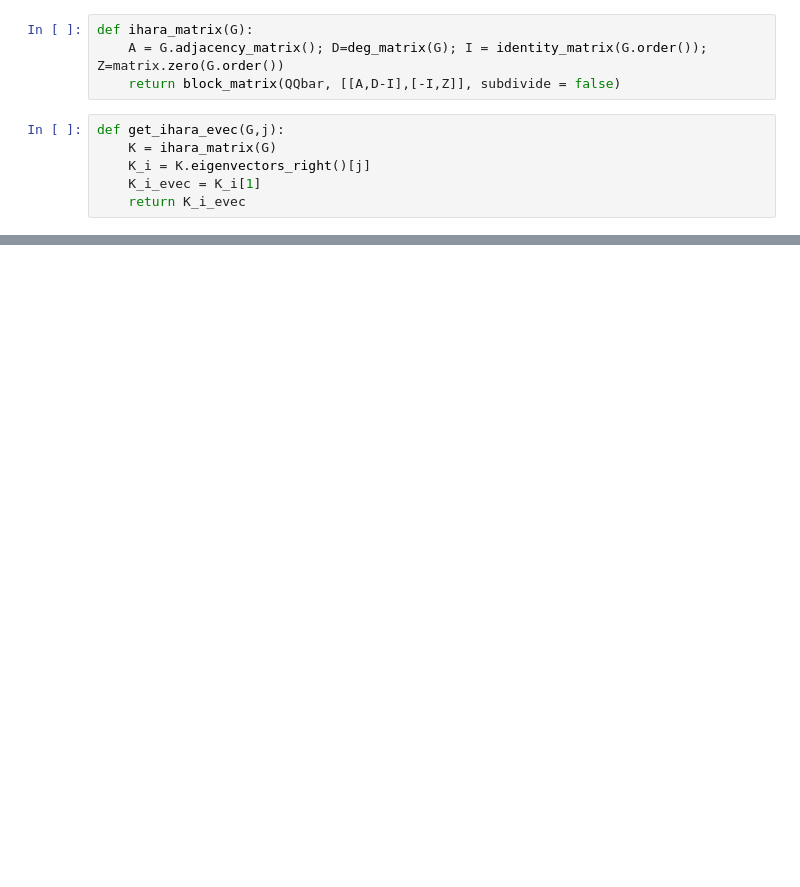
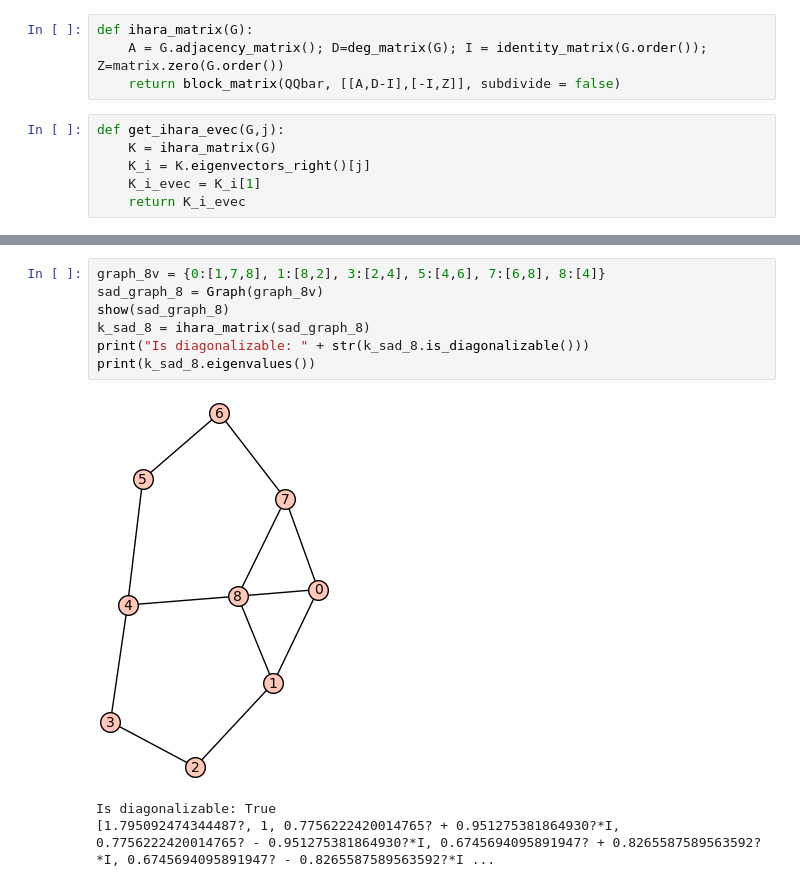
Before and after one commit to davizacheu/Spectral-Graph-Theory-Research, a Jupyter notebook: NB_Functions.ipynb, the cells around one changed output, grey strips where cells are left out. Saved outputs shown, nothing was run; the diff lists cells and outputs as text; blank space fills up the shorter version.

```diff
--- a/NB_Functions.ipynb
+++ b/NB_Functions.ipynb
@@ -256,0 +238,11 @@ def deg_two_graph(n,p):
+# %%
+graph_8v = {0:[1,7,8], 1:[8,2], 3:[2,4], 5:[4,6], 7:[6,8], 8:[4]}
+sad_graph_8 = Graph(graph_8v)
+show(sad_graph_8)
+k_sad_8 = ihara_matrix(sad_graph_8)
+print("Is diagonalizable: " + str(k_sad_8.is_diagonalizable()))
+print(k_sad_8.eigenvalues())
+# %% [output]
+[figure, added]
+Is diagonalizable: True
+[1.795092474344487?, 1, 0.7756222420014765? + 0.951275381864930?*I, 0.7756222420014765? - 0.951275381864930?*I, 0.6745694095891947? + 0.8265587589563592?*I, 0.6745694095891947? - 0.8265587589563592?*I ...
```
Also changed, not shown: parts of 19 cells of this notebook.
